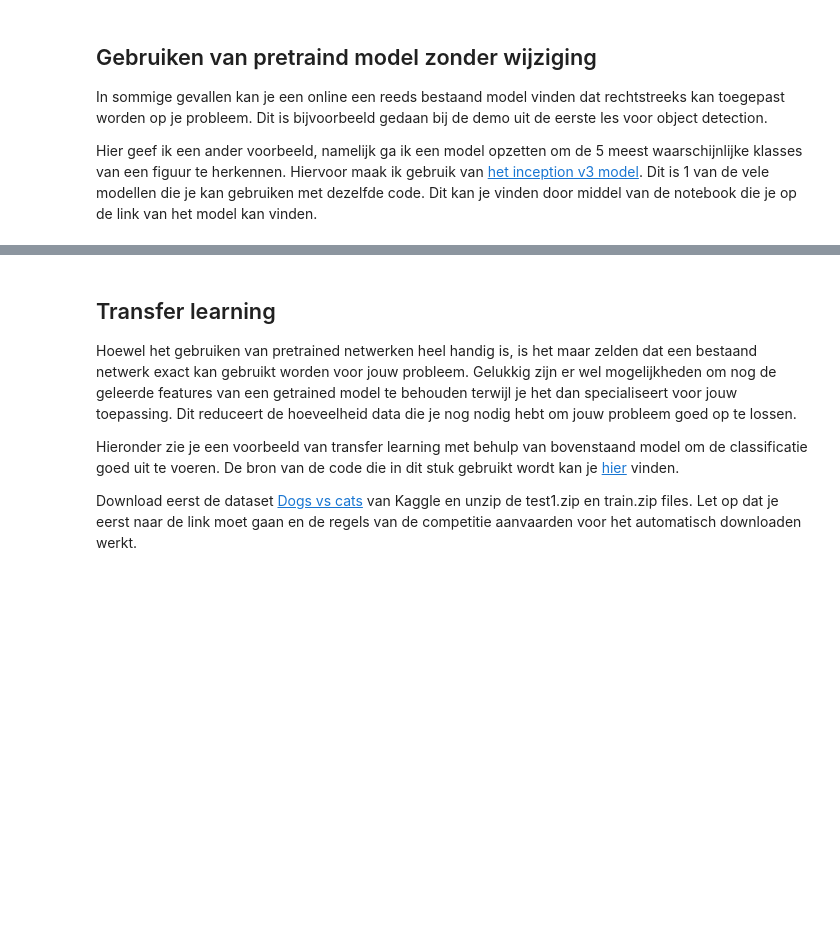
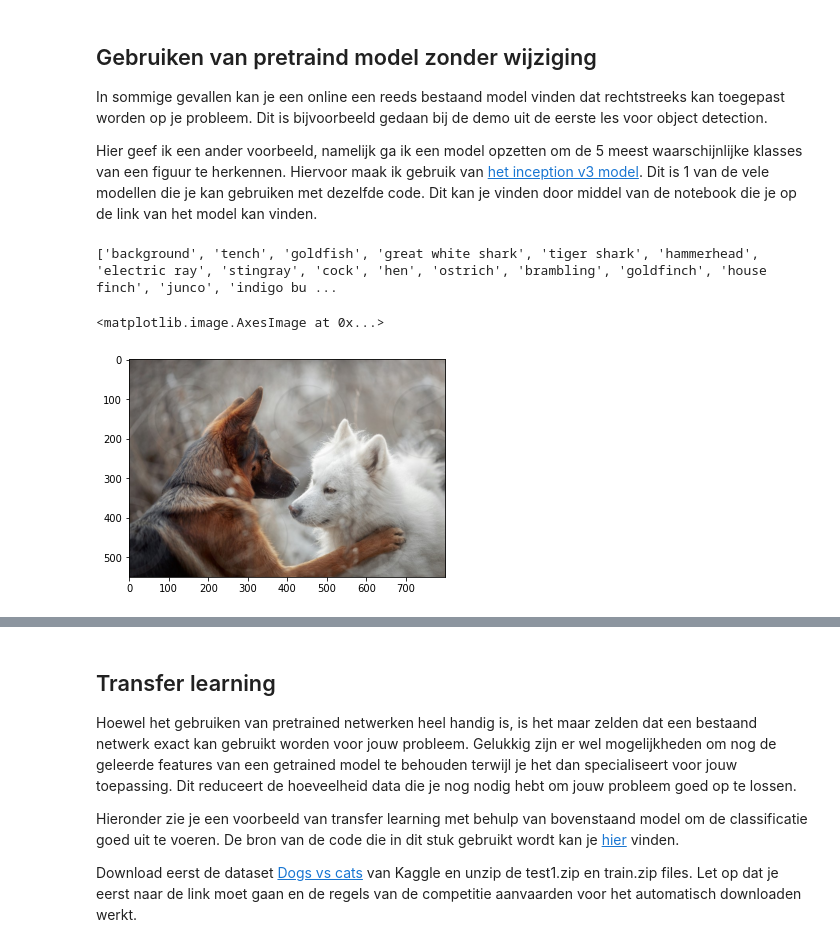
Before and after one commit to OdiseeMachineLearning2223/Leerstof, a Jupyter notebook: Week 4/pretrainedNetworks.ipynb, the cells around one changed output, grey strips where cells are left out. Drawn from its saved outputs; the diff is of its cells as text; code cells hidden in the pictures; blank space fills up the shorter version.

```diff
--- a/Week 4/pretrainedNetworks.ipynb
+++ b/Week 4/pretrainedNetworks.ipynb
@@ -117,3 +117,31 @@ Hier geef ik een ander voorbeeld, namelijk ga ik een model opzetten om de 5 mees
 Hiervoor maak ik gebruik van [het inception v3 model](https://tfhub.dev/google/imagenet/inception_v3/classification/5).
 Dit is 1 van de vele modellen die je kan gebruiken met dezelfde code.
 Dit kan je vinden door middel van de notebook die je op de link van het model kan vinden.
+# %%
+import tensorflow_hub as hub
+
+model_name = "inception_v3"
+model_link = "https://tfhub.dev/google/imagenet/inception_v3/classification/4"
+image_size = 384  # anders voor andere netwerken
+labels_file = "https://storage.googleapis.com/download.tensorflow.org/data/ImageNetLabels.txt"
+downloaded_file = tf.keras.utils.get_file("labels.txt", origin=labels_file)
+
+classes = []
+
+with open(downloaded_file) as f:
+  labels = f.readlines()
+  classes = [l.strip() for l in labels]
+
+print(classes)
+# %% [output]
+['background', 'tench', 'goldfish', 'great white shark', 'tiger shark', 'hammerhead', 'electric ray', 'stingray', 'cock', 'hen', 'ostrich', 'brambling', 'goldfinch', 'house finch', 'junco', 'indigo bu ...
+# %%
+import imageio
+
+img_path = "dogs.jpg"
+
+img = imageio.imread(img_path)
+plt.imshow(img)
+# %% [output]
+<matplotlib.image.AxesImage at 0x...>
+[figure, added]
```
Also changed, not shown: parts of 11 cells of this notebook.
